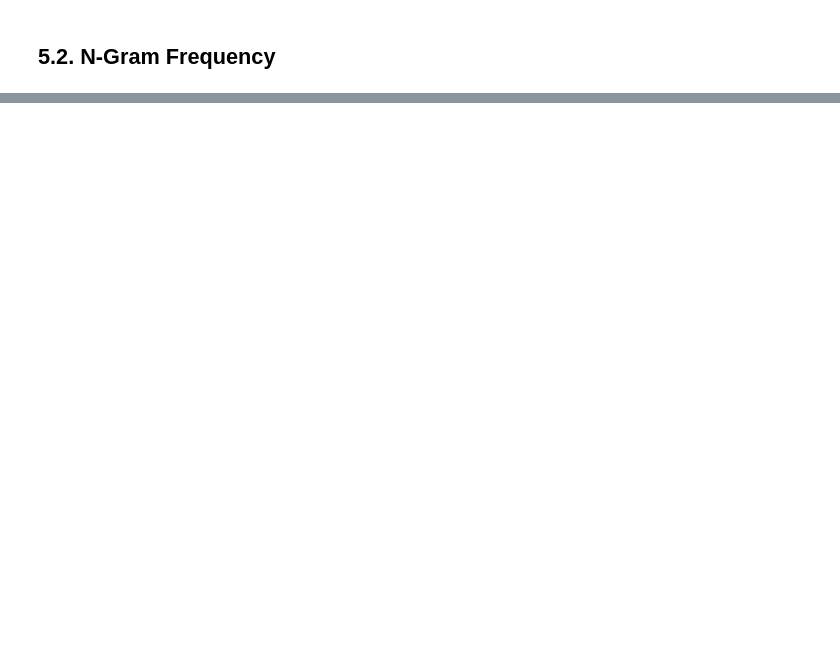
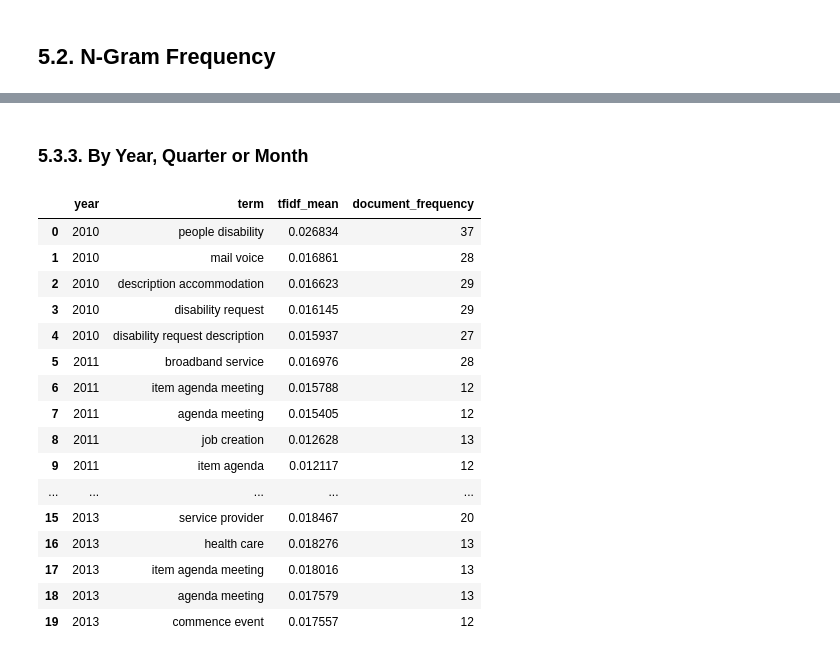
Before and after one commit to YoungbokYi/Text-Mining-FCC-Documents, a Jupyter notebook: Trend_Analysis.ipynb, the cells around one changed output, grey strips where cells are left out. Drawn from its saved outputs; the diff is of its cells as text; code cells hidden in the pictures; blank space fills up the shorter version.

```diff
--- a/Trend_Analysis.ipynb
+++ b/Trend_Analysis.ipynb
@@ -412,0 +747,10 @@ raw_term_freq_by_month.head(40)
+# %%
+tfidf_ngram_scores, X_tfidf_ngram, tfidf_ngram_terms = get_tfidf_scores(
+    df=df,
+    text_col='clean_text',
+    ngram_range=(2, 3),
+    max_df=0.8,
+    min_df=5
+)
+
+tfidf_ngram_scores.head(20)
@@ -412,0 +775,2 @@ raw_term_freq_by_month.head(40)
+# %% [markdown]
+### 5.3.3. By Year, Quarter or Month
@@ -412,0 +803,44 @@ raw_term_freq_by_month.head(40)
+# %%
+tfidf_by_year = get_tfidf_mean_by_period(
+    df=df,
+    X=X_tfidf_ngram,
+    terms=tfidf_ngram_terms,
+    period_col='year',
+    top_n=5
+)
+
+tfidf_by_quarter = get_tfidf_mean_by_period(
+    df=df,
+    X=X_tfidf_ngram,
+    terms=tfidf_ngram_terms,
+    period_col='quarter',
+    top_n=5
+)
+
+tfidf_by_month = get_tfidf_mean_by_period(
+    df=df,
+    X=X_tfidf_ngram,
+    terms=tfidf_ngram_terms,
+    period_col='month',
+    top_n=5
+)
+# %%
+tfidf_by_year.head(20)
+# %% [output]
+|  | year | term | tfidf_mean | document_frequency |
+| 0 | 2010 | people disability | 0.026834 | 37 |
+| 1 | 2010 | mail voice | 0.016861 | 28 |
+| 2 | 2010 | description accommodation | 0.016623 | 29 |
+| 3 | 2010 | disability request | 0.016145 | 29 |
+| 4 | 2010 | disability request description | 0.015937 | 27 |
+| 5 | 2011 | broadband service | 0.016976 | 28 |
+| 6 | 2011 | item agenda meeting | 0.015788 | 12 |
+| 7 | 2011 | agenda meeting | 0.015405 | 12 |
+| 8 | 2011 | job creation | 0.012628 | 13 |
+| 9 | 2011 | item agenda | 0.012117 | 12 |
+| ... | ... | ... | ... | ... |
+| 15 | 2013 | service provider | 0.018467 | 20 |
+| 16 | 2013 | health care | 0.018276 | 13 |
+| 17 | 2013 | item agenda meeting | 0.018016 | 13 |
+| 18 | 2013 | agenda meeting | 0.017579 | 13 |
+| 19 | 2013 | commence event | 0.017557 | 12 |
```
Also changed, not shown: parts of 40 cells of this notebook.
